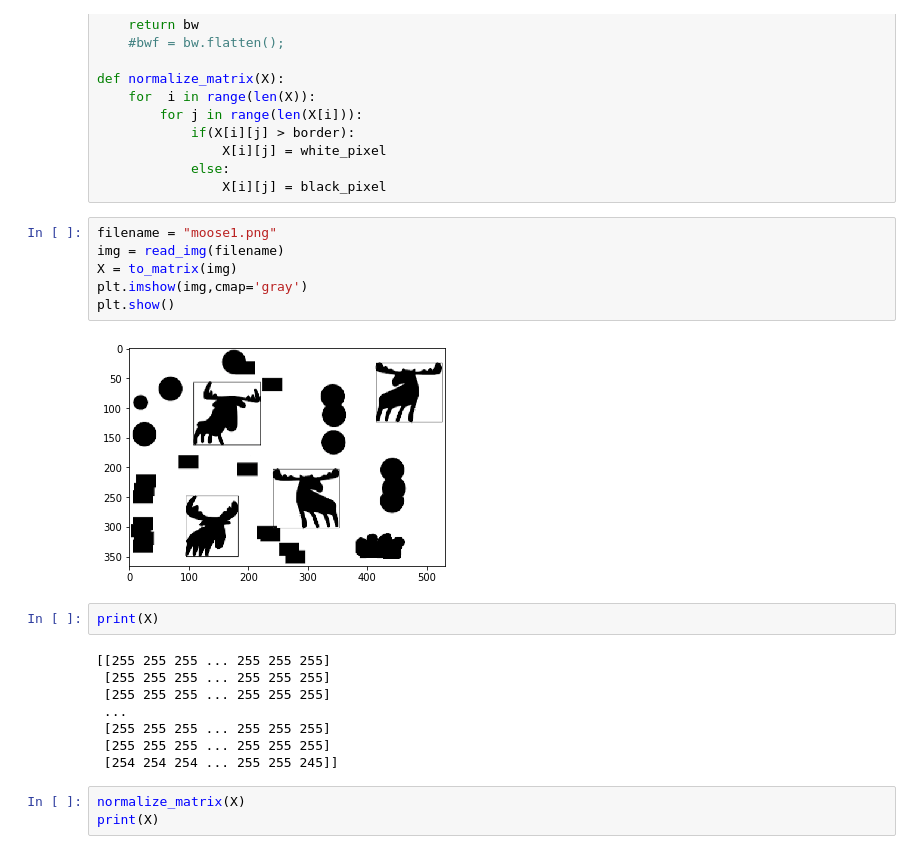
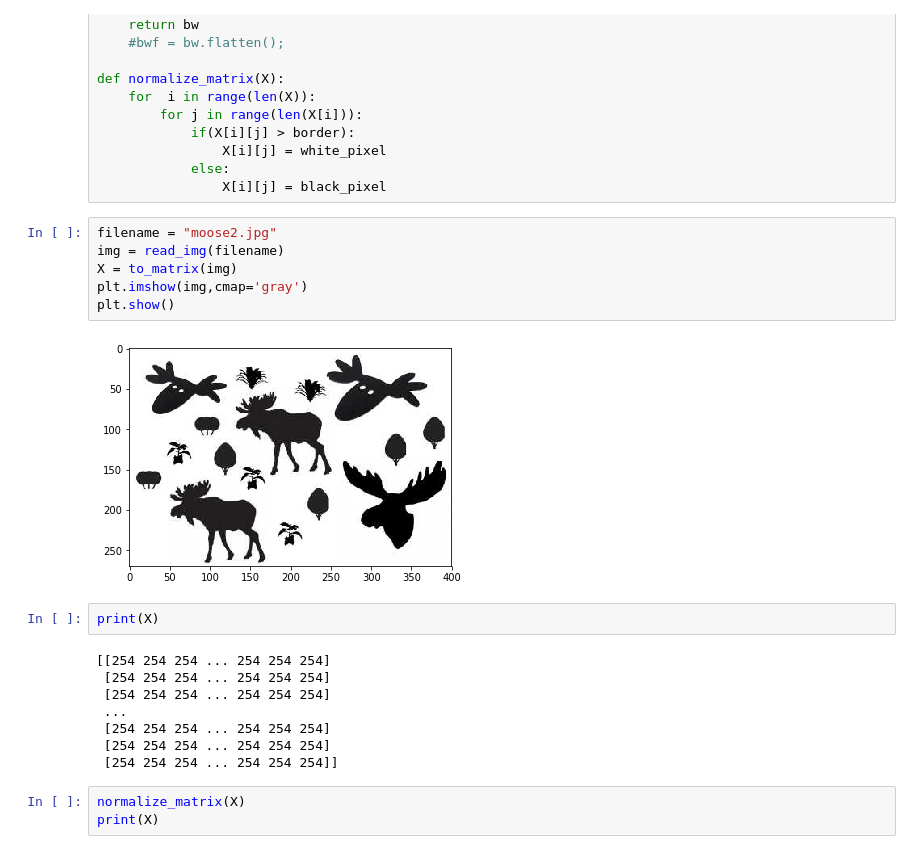
Before and after one commit to vusatchy/MooseRecognitionWithoutML, a Jupyter notebook: MooseRecognition.ipynb, the cells around one changed output. Drawn from its saved outputs; the diff is of its cells as text.

```diff
--- a/MooseRecognition.ipynb
+++ b/MooseRecognition.ipynb
@@ -27,23 +27,23 @@ def normalize_matrix(X):
             else:
                 X[i][j] = black_pixel
 # %%
-filename = "moose1.png"
+filename = "moose2.jpg"
 img = read_img(filename)
 X = to_matrix(img)
 plt.imshow(img,cmap='gray')
 plt.show()
 # %% [output]
-[figure, old version]
+[figure, new version]
 # %%
 print(X)
 # %% [output]
-[[255 255 255 ... 255 255 255]
- [255 255 255 ... 255 255 255]
- [255 255 255 ... 255 255 255]
+[[254 254 254 ... 254 254 254]
+ [254 254 254 ... 254 254 254]
+ [254 254 254 ... 254 254 254]
  ...
- [255 255 255 ... 255 255 255]
- [255 255 255 ... 255 255 255]
- [254 254 254 ... 255 255 245]]
+ [254 254 254 ... 254 254 254]
+ [254 254 254 ... 254 254 254]
+ [254 254 254 ... 254 254 254]]
 # %%
 normalize_matrix(X)
 print(X)
```
Also changed, not shown: parts of 6 cells of this notebook.
